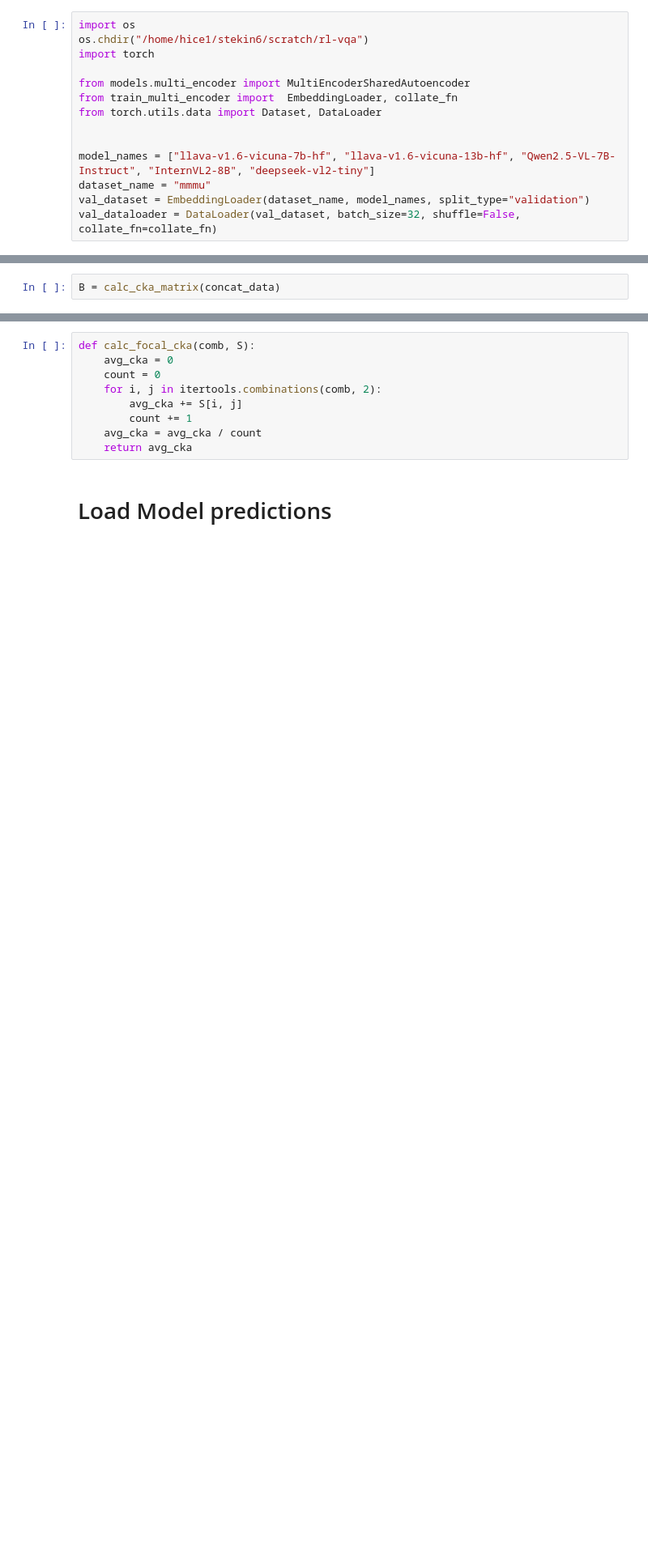
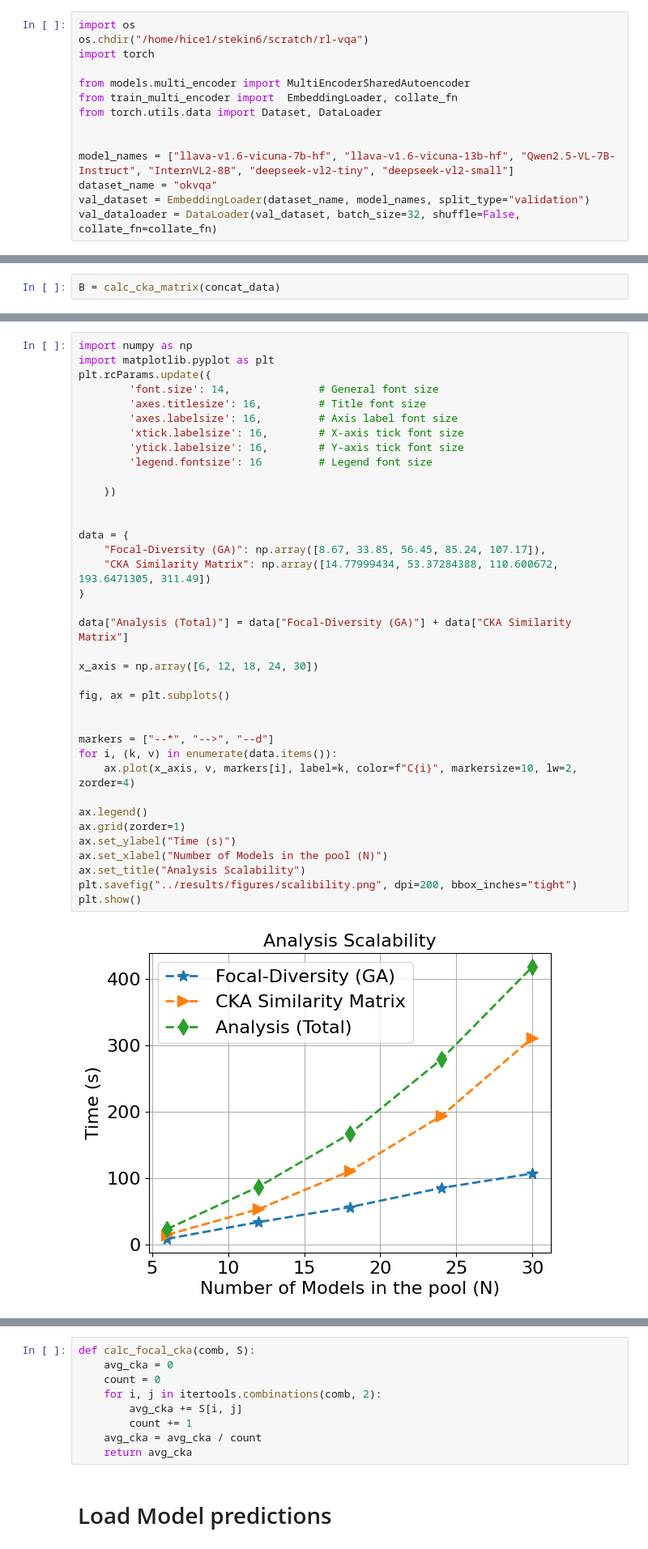
Before and after one commit to sftekin/v3fusion, a Jupyter notebook: notebooks/cka_analysis.ipynb, the cells around one changed output, grey strips where cells are left out. Shown at 81% size. Cells and saved outputs as stored; diff of their text form; blank space fills up the shorter version.

```diff
--- a/notebooks/cka_analysis.ipynb
+++ b/notebooks/cka_analysis.ipynb
@@ -76,8 +76,8 @@ from train_multi_encoder import  EmbeddingLoader, collate_fn
 from torch.utils.data import Dataset, DataLoader
 
 
-model_names = ["llava-v1.6-vicuna-7b-hf", "llava-v1.6-vicuna-13b-hf", "Qwen2.5-VL-7B-Instruct", "InternVL2-8B", "deepseek-vl2-tiny"]
-dataset_name = "mmmu"
+model_names = ["llava-v1.6-vicuna-7b-hf", "llava-v1.6-vicuna-13b-hf", "Qwen2.5-VL-7B-Instruct", "InternVL2-8B", "deepseek-vl2-tiny", "deepseek-vl2-small"]
+dataset_name = "okvqa"
 val_dataset = EmbeddingLoader(dataset_name, model_names, split_type="validation")
 val_dataloader = DataLoader(val_dataset, batch_size=32, shuffle=False, collate_fn=collate_fn)
 # %% [output]
@@ -133,0 +157,39 @@ array([[1.        , 0.89717267, 0.63567793, 0.37601186, 0.66379885],
+# %%
+import numpy as np
+import matplotlib.pyplot as plt
+plt.rcParams.update({
+        'font.size': 14,              # General font size
+        'axes.titlesize': 16,         # Title font size
+        'axes.labelsize': 16,         # Axis label font size
+        'xtick.labelsize': 16,        # X-axis tick font size
+        'ytick.labelsize': 16,        # Y-axis tick font size
+        'legend.fontsize': 16         # Legend font size
+
+    })
+
+
+data = {
+    "Focal-Diversity (GA)": np.array([8.67, 33.85, 56.45, 85.24, 107.17]),
+    "CKA Similarity Matrix": np.array([14.77999434, 53.37284388, 110.600672, 193.6471305, 311.49])
+}
+
+data["Analysis (Total)"] = data["Focal-Diversity (GA)"] + data["CKA Similarity Matrix"]
+
+x_axis = np.array([6, 12, 18, 24, 30])
+
+fig, ax = plt.subplots()
+
+
+markers = ["--*", "-->", "--d"]
+for i, (k, v) in enumerate(data.items()):
+    ax.plot(x_axis, v, markers[i], label=k, color=f"C{i}", markersize=10, lw=2, zorder=4)
+
+ax.legend()
+ax.grid(zorder=1)
+ax.set_ylabel("Time (s)")
+ax.set_xlabel("Number of Models in the pool (N)")
+ax.set_title("Analysis Scalability")
+plt.savefig("../results/figures/scalibility.png", dpi=200, bbox_inches="tight")
+plt.show()
+# %% [output]
+[figure, added]
```
Also changed, not shown: parts of 29 cells of this notebook, 21 other files.
